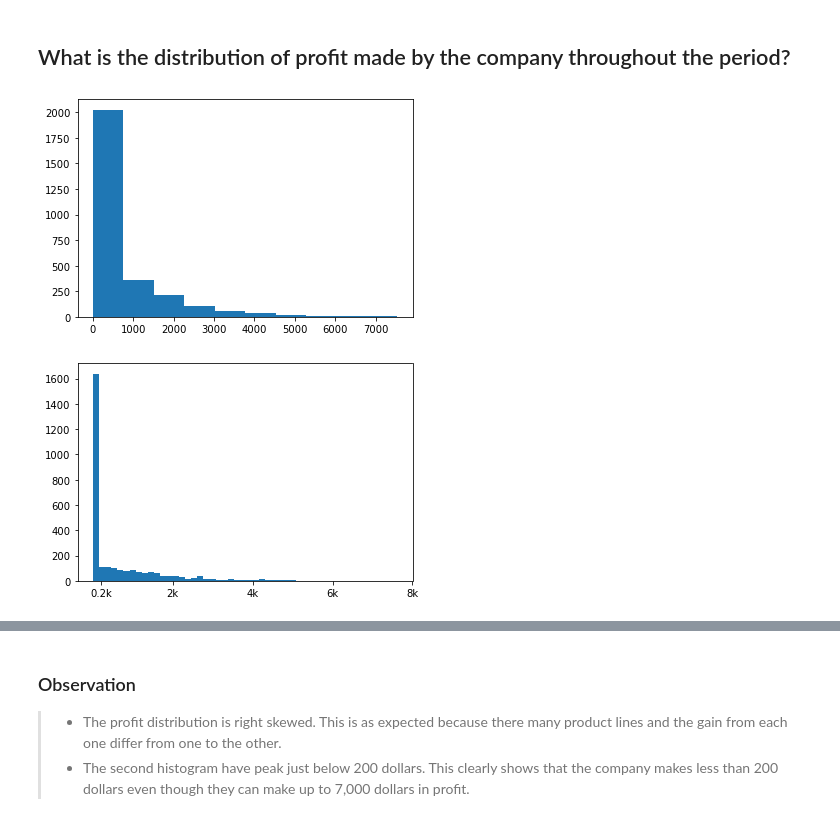
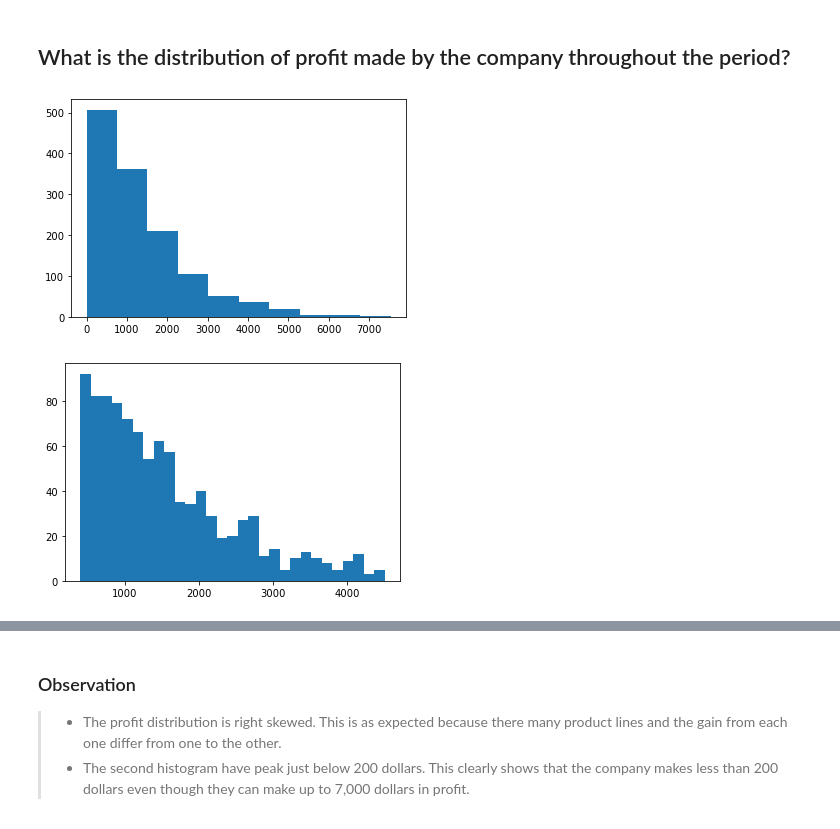
Before and after one commit to Biob-scientist/Sales_analytics, a Jupyter notebook: sales_exploratory_analysis.ipynb, the cells around one changed output, grey strips where cells are left out. Cells and saved outputs as stored; diff of their text form; code cells hidden in the pictures.

```diff
--- a/sales_exploratory_analysis.ipynb
+++ b/sales_exploratory_analysis.ipynb
@@ -175,14 +195,14 @@ plt.show()
 # %% [markdown]
 ## What is the distribution of profit made by the company throughout the period?
 # %%
-plt.hist(data=df, x='profit')
+plt.hist(data=df[df.profit>0], x='profit')
 plt.show()
-bins=np.linspace(0,df.profit.max(),50)
-plt.hist(data=df, x='profit',bins=bins)
-ticks=[2e2,2e3,4e3,6e3,8e3]
-label=['0.2k','2k','4k','6k','8k']
-plt.xticks(ticks, label)
+bins=np.linspace(400,4500,30)
+plt.hist(data=df[df.profit>0], x='profit',bins=bins)
+#ticks=[2e2,2e3,4e3,6e3,8e3]
+#label=['0.2k','2k','4k','6k','8k']
+#plt.xticks(ticks, label)
 plt.show()
 # %% [output]
-[figure, old version]
+[figure, new version]
-[figure, old version]
+[figure, new version]
```
Also changed, not shown: parts of 30 cells of this notebook.
